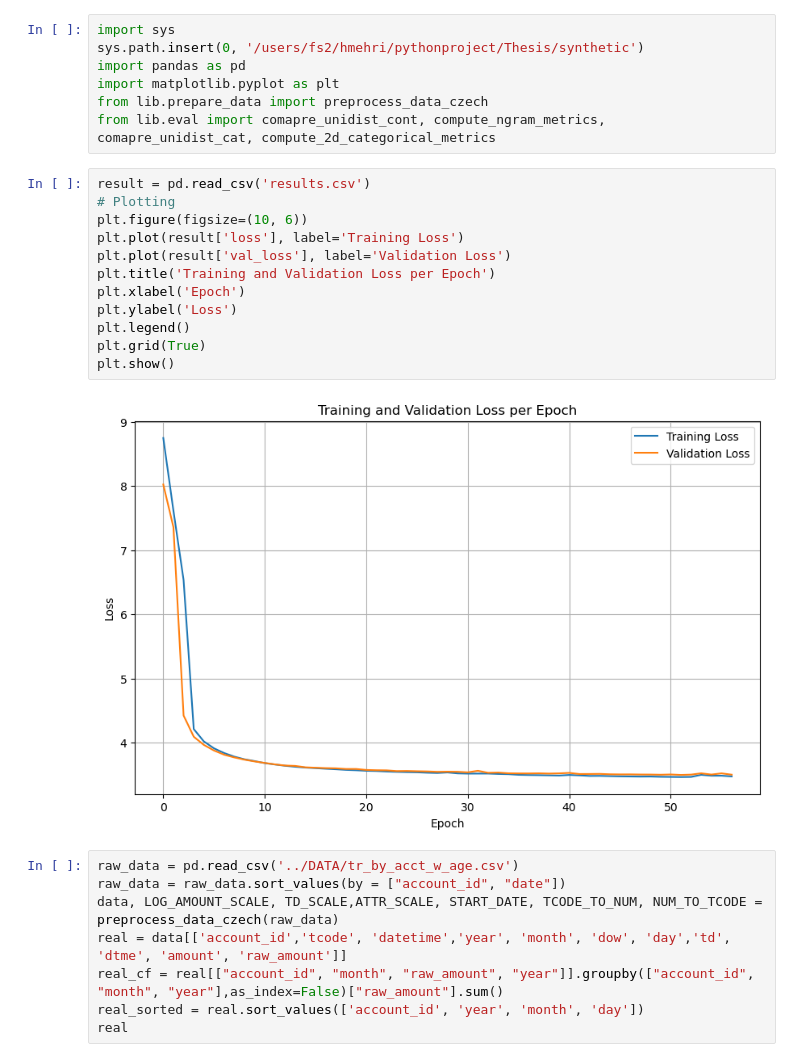
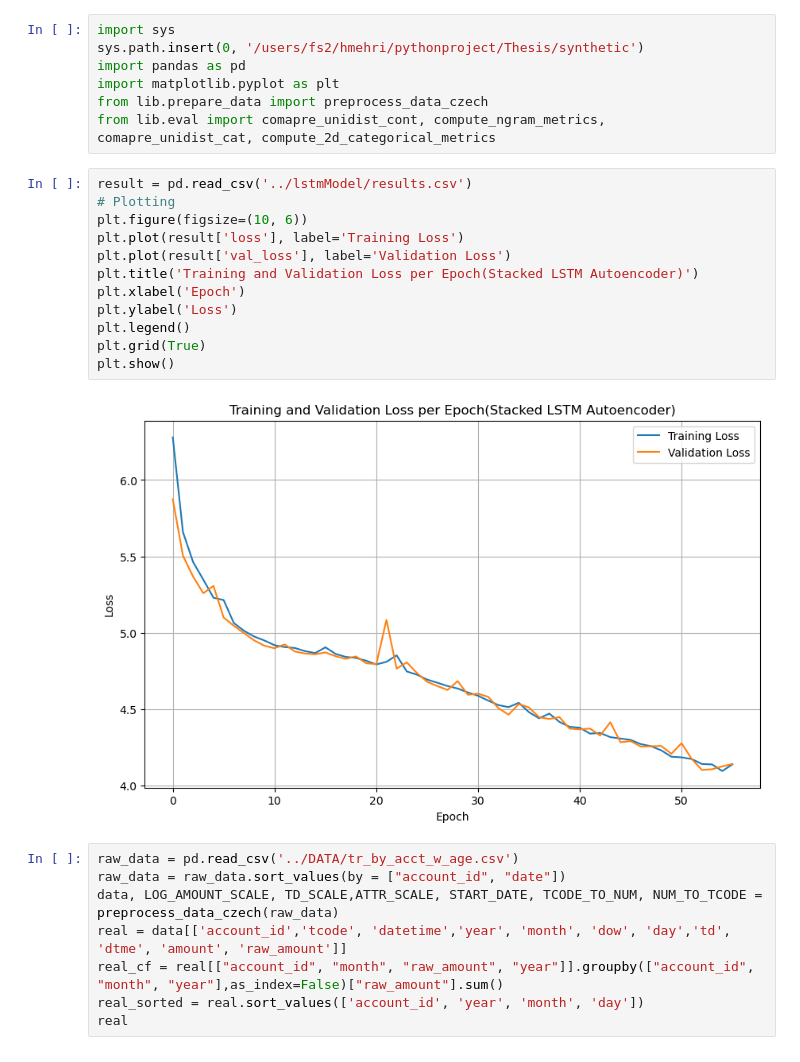
Before and after one commit to Hamideh-Mehri/Banksformer, a Jupyter notebook: First.ipynb, the cells around one changed output. Saved outputs shown, nothing was run; the diff lists cells and outputs as text.

```diff
--- a/First.ipynb
+++ b/First.ipynb
@@ -6,19 +6,19 @@ import matplotlib.pyplot as plt
 from lib.prepare_data import preprocess_data_czech
 from lib.eval import comapre_unidist_cont, compute_ngram_metrics, comapre_unidist_cat, compute_2d_categorical_metrics
 # %%
-result = pd.read_csv('results.csv')
+result = pd.read_csv('../lstmModel/results.csv')
 # Plotting
 plt.figure(figsize=(10, 6))
 plt.plot(result['loss'], label='Training Loss')
 plt.plot(result['val_loss'], label='Validation Loss')
-plt.title('Training and Validation Loss per Epoch')
+plt.title('Training and Validation Loss per Epoch(Stacked LSTM Autoencoder)')
 plt.xlabel('Epoch')
 plt.ylabel('Loss')
 plt.legend()
 plt.grid(True)
 plt.show()
 # %% [output]
-[figure, old version]
+[figure, new version]
 # %%
 raw_data = pd.read_csv('../DATA/tr_by_acct_w_age.csv')
 raw_data = raw_data.sort_values(by = ["account_id", "date"])
```
Also changed, not shown: 27 other files.
